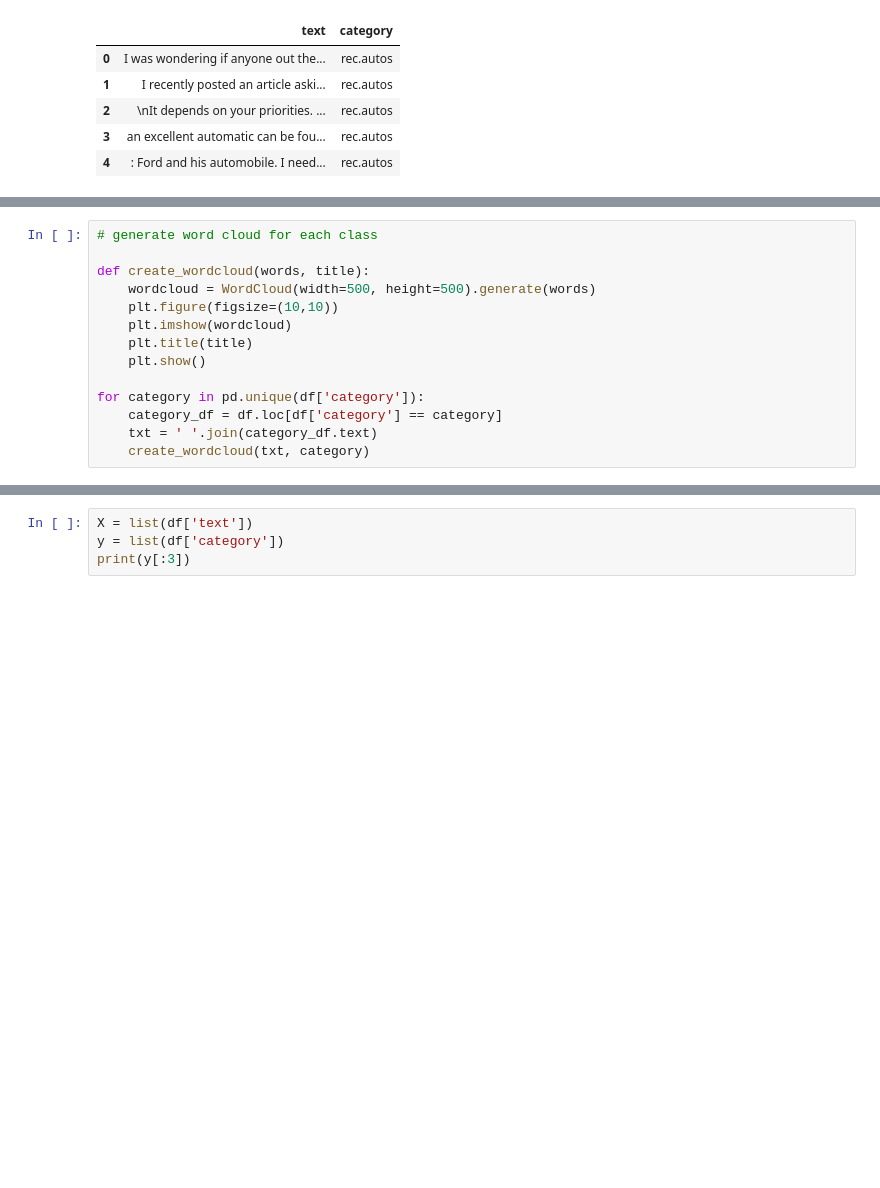
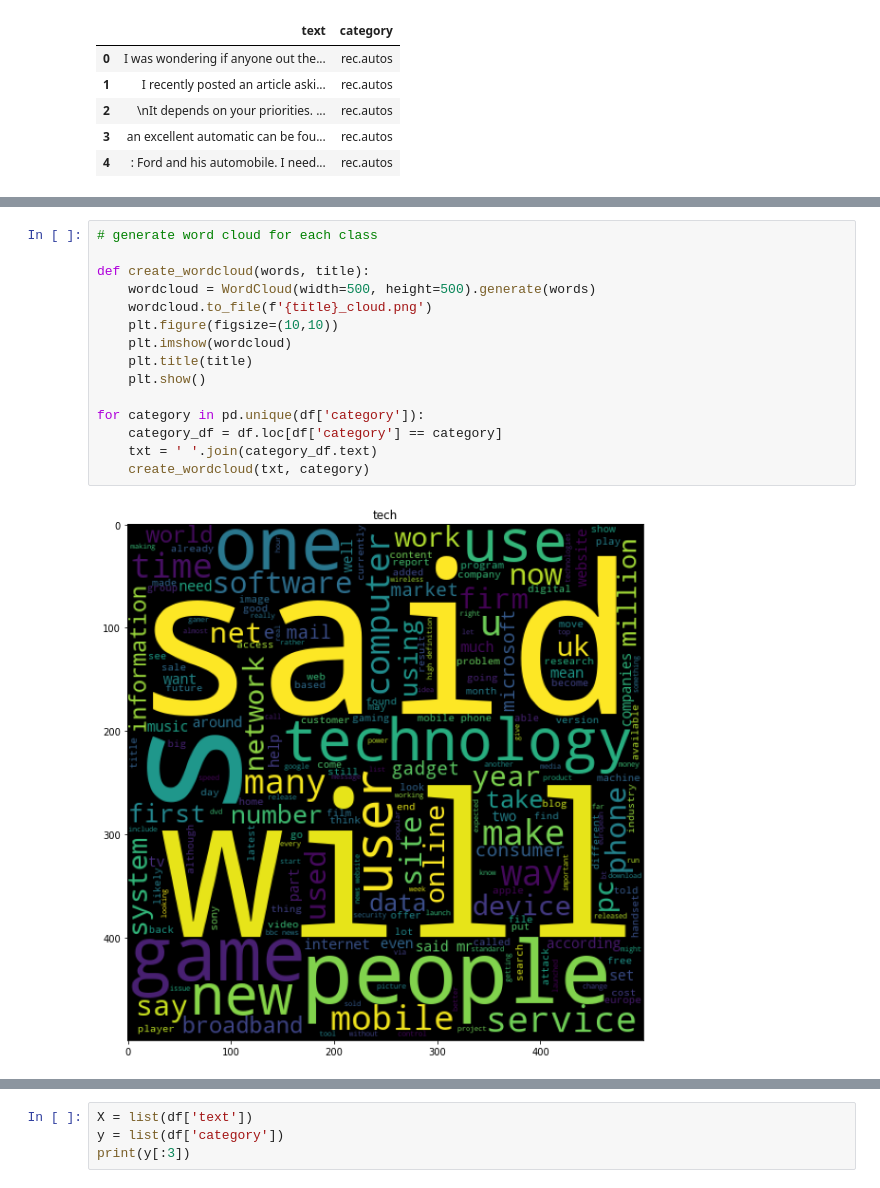
Before and after one commit to sebastianmorta/SearchingSystems, a Jupyter notebook: new.ipynb, the cells around one changed output, grey strips where cells are left out. Drawn from its saved outputs; the diff is of its cells as text; blank space fills up the shorter version.

```diff
--- a/new.ipynb
+++ b/new.ipynb
@@ -63,14 +72,17 @@ Text(0.5, 1.0, 'Article length distribution')
 # %%
 # generate word cloud for each class
 
 def create_wordcloud(words, title):
     wordcloud = WordCloud(width=500, height=500).generate(words)
+    wordcloud.to_file(f'{title}_cloud.png')
     plt.figure(figsize=(10,10))
     plt.imshow(wordcloud)
     plt.title(title)
     plt.show()
 
 for category in pd.unique(df['category']):
     category_df = df.loc[df['category'] == category]
     txt = ' '.join(category_df.text)
     create_wordcloud(txt, category)
+# %% [output]
+[figure, added]
```
Also changed, not shown: parts of 6 cells of this notebook, 11 other files.
